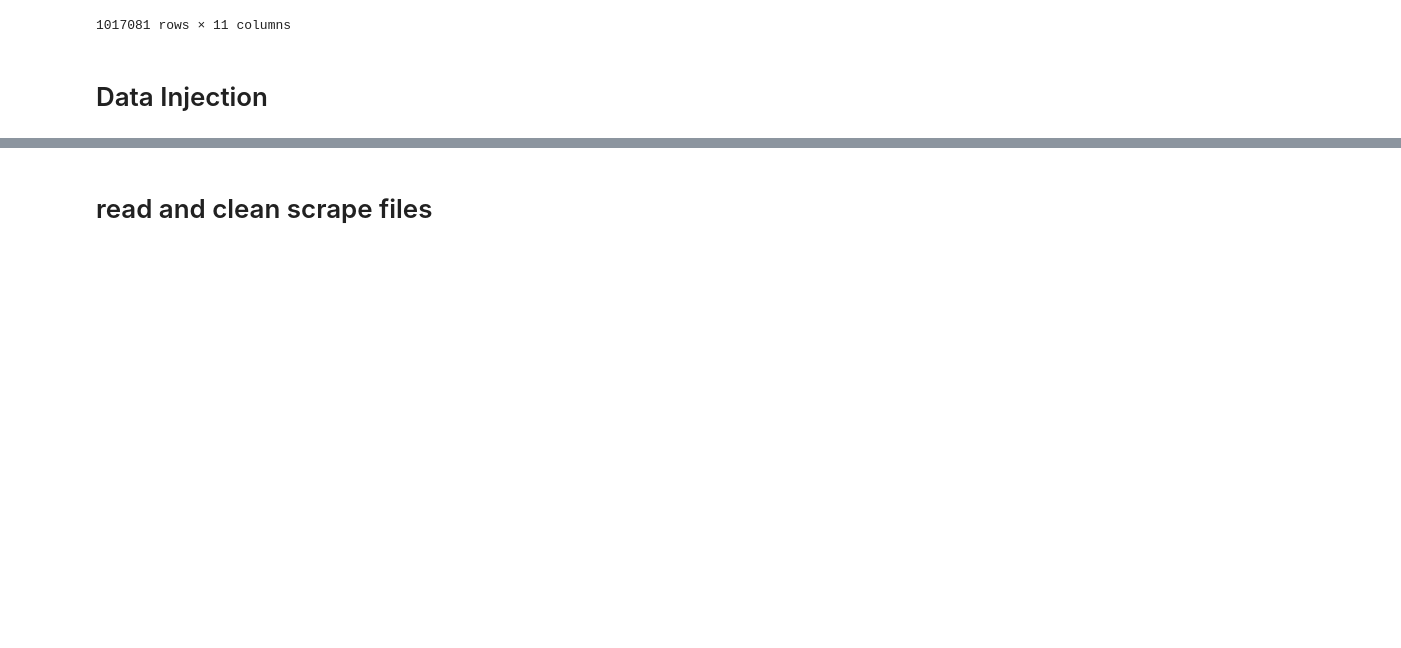
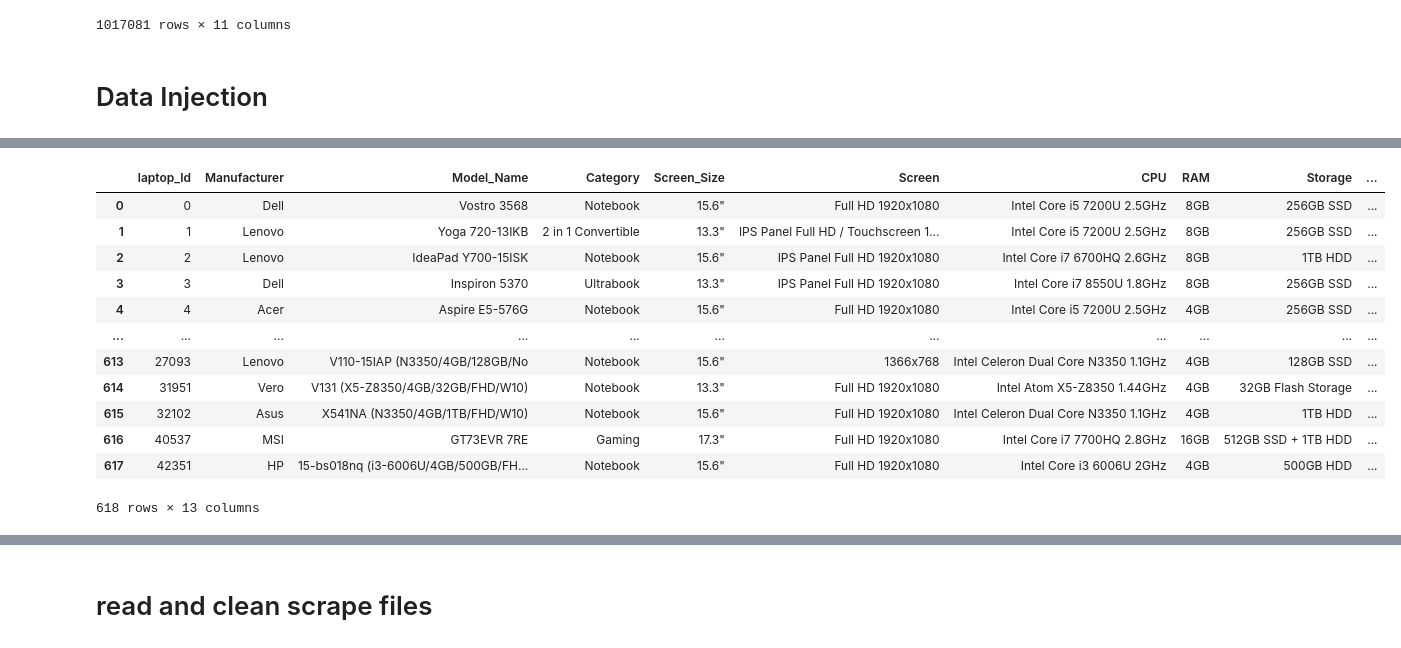
Before and after one commit to realBagher/Laptop_analysis_and_Warehousing_g3, a Jupyter notebook: DataBase/data cleaning.ipynb, the cells around one changed output, grey strips where cells are left out. Saved outputs shown, nothing was run; the diff lists cells and outputs as text; code cells hidden in the pictures; blank space fills up the shorter version.

```diff
--- a/DataBase/data cleaning.ipynb
+++ b/DataBase/data cleaning.ipynb
@@ -129,0 +140,19 @@ Base.metadata.create_all(engine)
+# %%
+# Create a dictionary to specify the column renaming
+# Rename the 'Old_Column_Name' to 'New_Column_Name'
+df_laptop_modified = df_laptop.rename(columns={'index': 'laptop_Id'})
+df_laptop_modified
+# %% [output]
+|  | laptop_Id | Manufacturer | Model_Name | Category | Screen_Size | Screen | CPU | RAM | Storage | ... |
+| 0 | 0 | Dell | Vostro 3568 | Notebook | 15.6" | Full HD 1920x1080 | Intel Core i5 7200U 2.5GHz | 8GB | 256GB SSD | ... |
+| 1 | 1 | Lenovo | Yoga 720-13IKB | 2 in 1 Convertible | 13.3" | IPS Panel Full HD / Touchscreen 1... | Intel Core i5 7200U 2.5GHz | 8GB | 256GB SSD | ... |
+| 2 | 2 | Lenovo | IdeaPad Y700-15ISK | Notebook | 15.6" | IPS Panel Full HD 1920x1080 | Intel Core i7 6700HQ 2.6GHz | 8GB | 1TB HDD | ... |
+| 3 | 3 | Dell | Inspiron 5370 | Ultrabook | 13.3" | IPS Panel Full HD 1920x1080 | Intel Core i7 8550U 1.8GHz | 8GB | 256GB SSD | ... |
+| 4 | 4 | Acer | Aspire E5-576G | Notebook | 15.6" | Full HD 1920x1080 | Intel Core i5 7200U 2.5GHz | 4GB | 256GB SSD | ... |
+| ... | ... | ... | ... | ... | ... | ... | ... | ... | ... | ... |
+| 613 | 27093 | Lenovo | V110-15IAP (N3350/4GB/128GB/No | Notebook | 15.6" | 1366x768 | Intel Celeron Dual Core N3350 1.1GHz | 4GB | 128GB SSD | ... |
+| 614 | 31951 | Vero | V131 (X5-Z8350/4GB/32GB/FHD/W10) | Notebook | 13.3" | Full HD 1920x1080 | Intel Atom X5-Z8350 1.44GHz | 4GB | 32GB Flash Storage | ... |
+| 615 | 32102 | Asus | X541NA (N3350/4GB/1TB/FHD/W10) | Notebook | 15.6" | Full HD 1920x1080 | Intel Celeron Dual Core N3350 1.1GHz | 4GB | 1TB HDD | ... |
+| 616 | 40537 | MSI | GT73EVR 7RE | Gaming | 17.3" | Full HD 1920x1080 | Intel Core i7 7700HQ 2.8GHz | 16GB | 512GB SSD + 1TB HDD | ... |
+| 617 | 42351 | HP | 15-bs018nq (i3-6006U/4GB/500GB/FH... | Notebook | 15.6" | Full HD 1920x1080 | Intel Core i3 6006U 2GHz | 4GB | 500GB HDD | ... |
+618 rows × 13 columns
```
Also changed, not shown: parts of 7 cells of this notebook, 2 other files.
